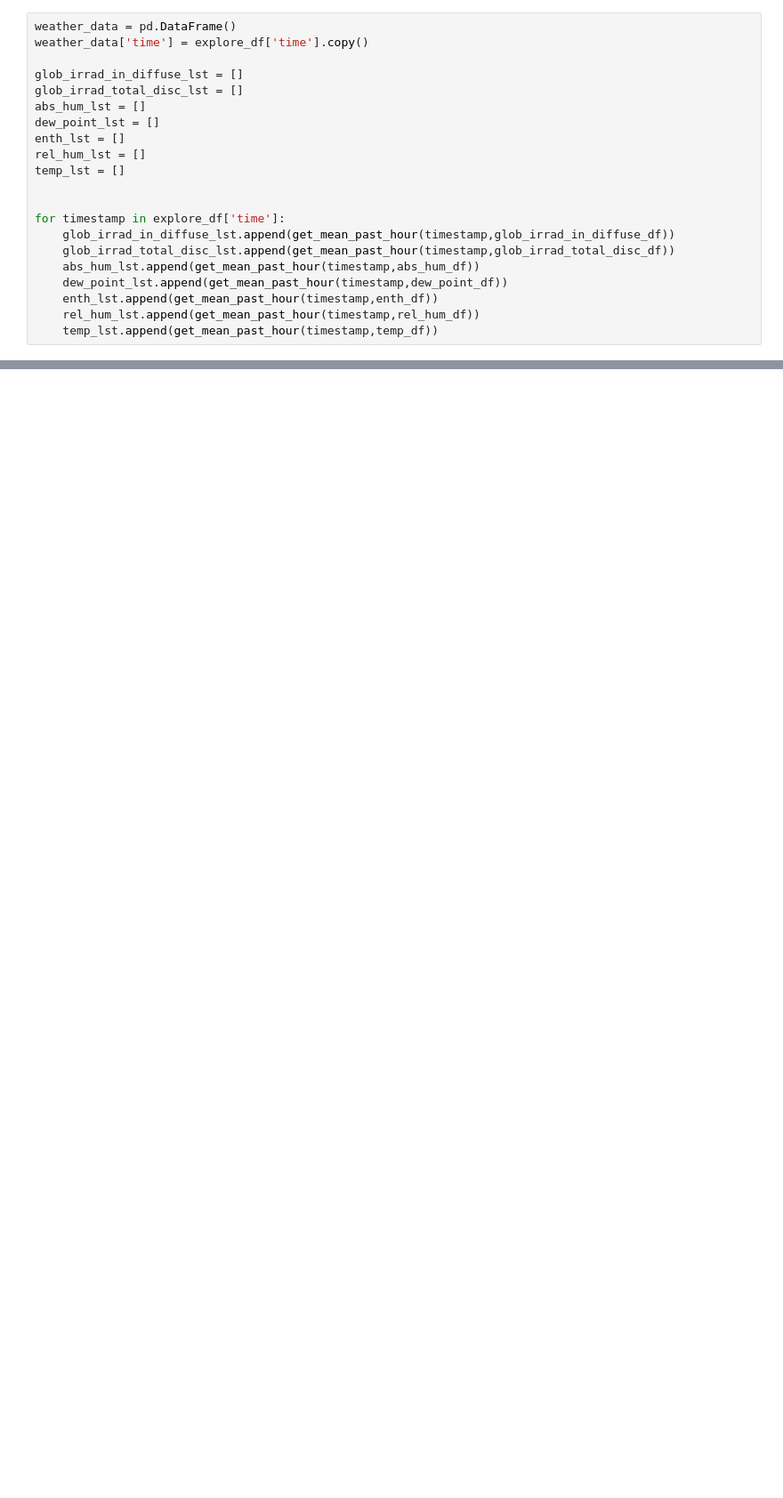
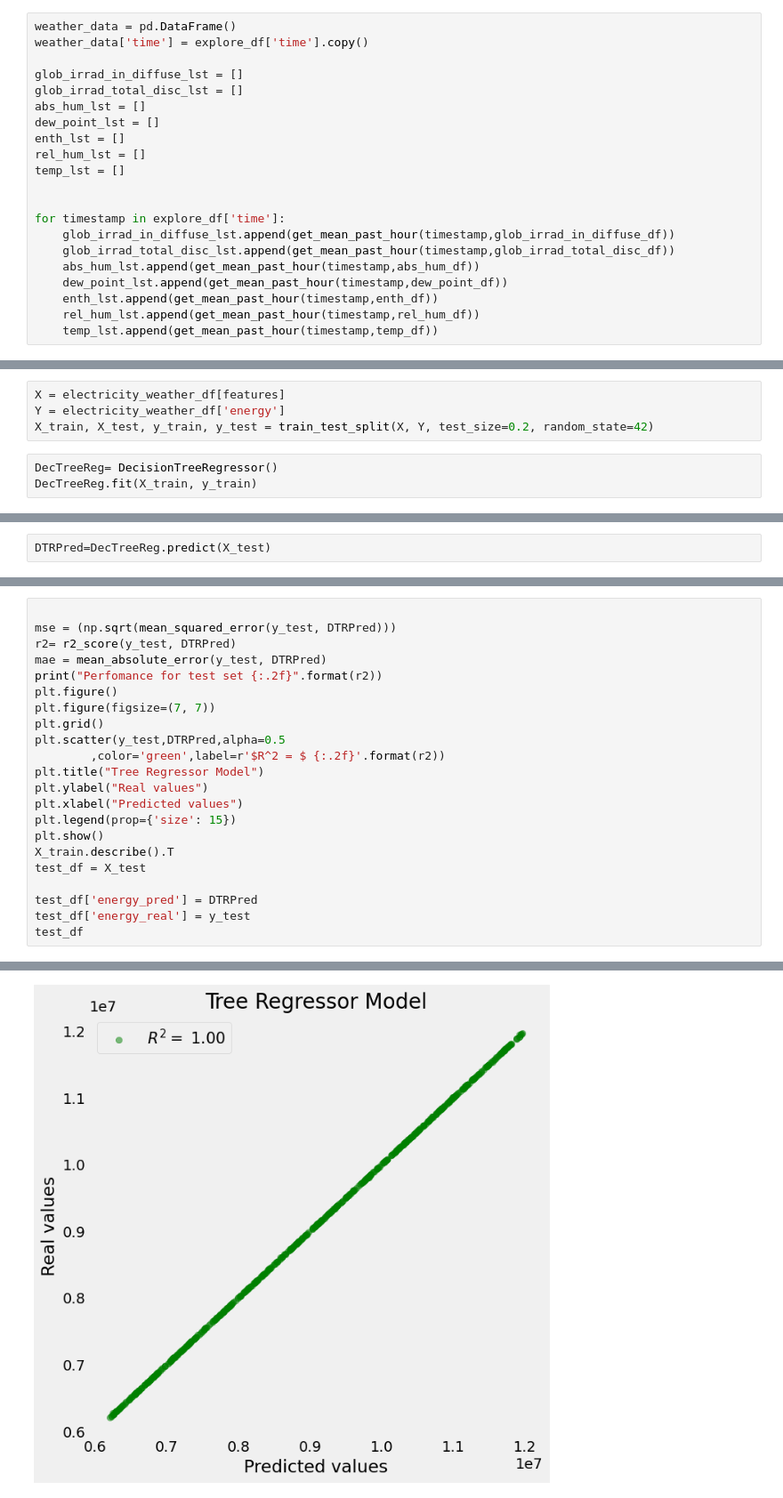
Before and after one commit to tug-cps/InffeldEnergy, a Jupyter notebook: preprocessing/preprocess.ipynb, the cells around one changed output, grey strips where cells are left out. Shown: that part at 89% size. Drawn from its saved outputs; the diff is of its cells as text; blank space fills up the shorter version.

```diff
--- a/preprocessing/preprocess.ipynb
+++ b/preprocessing/preprocess.ipynb
@@ -197,0 +222,7 @@ explore_df
+# %%
+X = electricity_weather_df[features]
+Y = electricity_weather_df['energy']
+X_train, X_test, y_train, y_test = train_test_split(X, Y, test_size=0.2, random_state=42)
+# %%
+DecTreeReg= DecisionTreeRegressor()
+DecTreeReg.fit(X_train, y_train)
@@ -197,0 +231,2 @@ explore_df
+# %%
+DTRPred=DecTreeReg.predict(X_test)
@@ -197,0 +235,23 @@ explore_df
+# %%
+
+mse = (np.sqrt(mean_squared_error(y_test, DTRPred)))
+r2= r2_score(y_test, DTRPred)
+mae = mean_absolute_error(y_test, DTRPred)
+print("Perfomance for test set {:.2f}".format(r2))
+plt.figure()
+plt.figure(figsize=(7, 7))
+plt.grid()
+plt.scatter(y_test,DTRPred,alpha=0.5
+        ,color='green',label=r'$R^2 = $ {:.2f}'.format(r2))
+plt.title("Tree Regressor Model")
+plt.ylabel("Real values")
+plt.xlabel("Predicted values")
+plt.legend(prop={'size': 15})
+plt.show()
+X_train.describe().T
+test_df = X_test
+
+test_df['energy_pred'] = DTRPred
+test_df['energy_real'] = y_test
+test_df
+# %% [output]
@@ -197,0 +260 @@ explore_df
+[figure, added]
```
Also changed, not shown: parts of 20 cells of this notebook.
